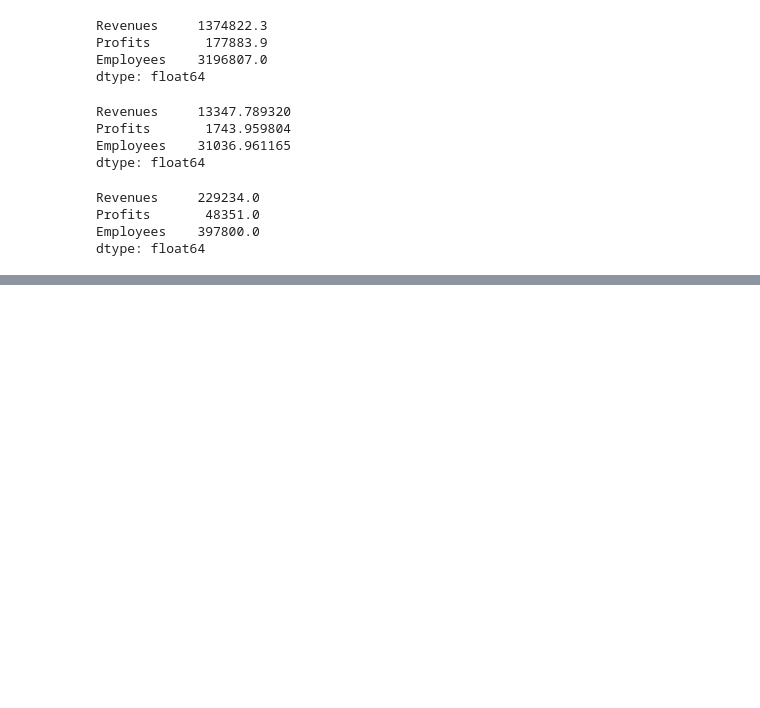
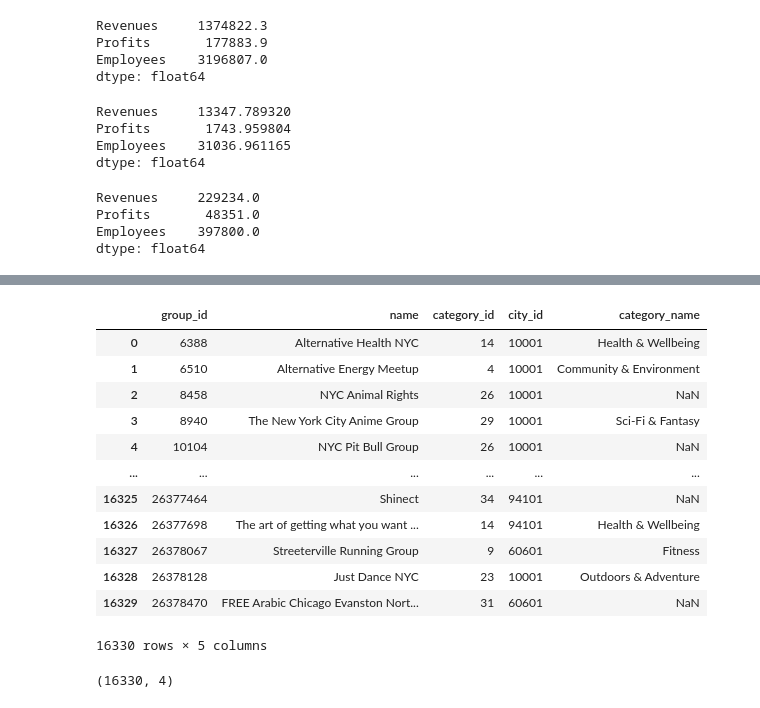
Before and after one commit to chlazaris/pandas_training, a Jupyter notebook: Pandas_Training.ipynb, the cells around one changed output, grey strips where cells are left out. Saved outputs shown, nothing was run; the diff lists cells and outputs as text; code cells hidden in the pictures; blank space fills up the shorter version.

```diff
--- a/Pandas_Training.ipynb
+++ b/Pandas_Training.ipynb
@@ -2237,0 +2374,21 @@ dtype: float64
+# %%
+# Perform left join
+groups.merge(categories, how = 'left', on = 'category_id')
+# %% [output]
+|  | group_id | name | category_id | city_id | category_name |
+| 0 | 6388 | Alternative Health NYC | 14 | 10001 | Health & Wellbeing |
+| 1 | 6510 | Alternative Energy Meetup | 4 | 10001 | Community & Environment |
+| 2 | 8458 | NYC Animal Rights | 26 | 10001 | NaN |
+| 3 | 8940 | The New York City Anime Group | 29 | 10001 | Sci-Fi & Fantasy |
+| 4 | 10104 | NYC Pit Bull Group | 26 | 10001 | NaN |
+| ... | ... | ... | ... | ... | ... |
+| 16325 | 26377464 | Shinect | 34 | 94101 | NaN |
+| 16326 | 26377698 | The art of getting what you want ... | 14 | 94101 | Health & Wellbeing |
+| 16327 | 26378067 | Streeterville Running Group | 9 | 60601 | Fitness |
+| 16328 | 26378128 | Just Dance NYC | 23 | 10001 | Outdoors & Adventure |
+| 16329 | 26378470 | FREE Arabic Chicago Evanston Nort... | 31 | 60601 | NaN |
+16330 rows × 5 columns
+# %%
+groups.shape
+# %% [output]
+(16330, 4)
```
Also changed, not shown: parts of 20 cells of this notebook.
